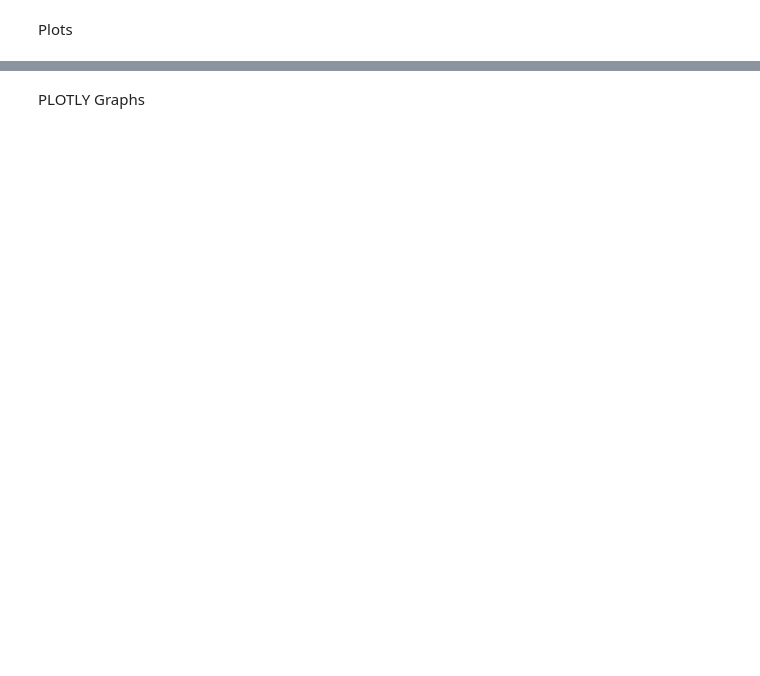
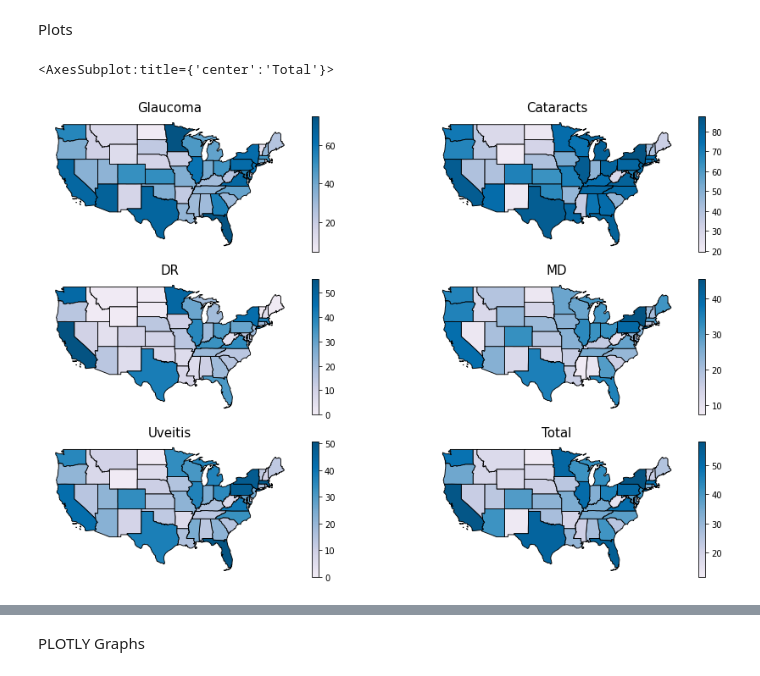
Before and after one commit to Aidan-Gilson/Ophtho_Trends, a Jupyter notebook: providers.ipynb, the cells around one changed output, grey strips where cells are left out. Cells and saved outputs as stored; diff of their text form; code cells hidden in the pictures; blank space fills up the shorter version.

```diff
--- a/providers.ipynb
+++ b/providers.ipynb
@@ -188,3 +302,75 @@ new_cmap = truncate_colormap(cmap, 0.1, 0.9)
 # ax[0].imshow(arr, interpolation='nearest', cmap=cmap)
 # ax[1].imshow(arr, interpolation='nearest', cmap=new_cmap)
 # plt.show()
+# %%
+#GLAUCOMA
+fig, ((ax1, ax2), (ax3, ax4), (ax5, ax6)) = plt.subplots(3, 2, figsize=(15, 10))
+ax1.axis('off')
+ax1.set_title("Glaucoma", fontdict={'fontsize': '15', 'fontweight' : '3'})
+states.plot(column="glaucoma_interest",
+        cmap= new_cmap,
+        linewidth=0.9,
+        ax=ax1,
+        edgecolor='0',
+        legend=True)
+
+
+#CATARACT
+ax2.axis('off')
+ax2.set_title("Cataracts", fontdict={'fontsize': '15', 'fontweight' : '3'})
+states.plot(column="cataract_interest",
+        cmap=new_cmap,
+        linewidth=0.9,
+        ax=ax2,
+        edgecolor='0',
+        legend=True)
+
+
+#DR
+ax3.axis('off')
+ax3.set_title("DR", fontdict={'fontsize': '15', 'fontweight' : '3'})
+states.plot(column="diabetic retinopathy_interest",
+        cmap= new_cmap,
+        linewidth=0.9,
+        ax=ax3,
+        edgecolor='0',
+        legend=True)
+
+
+
+#MD
+ax4.axis('off')
+ax4.set_title("MD", fontdict={'fontsize': '15', 'fontweight' : '3'})
+states.plot(column="macular degeneration_interest",
+        cmap=new_cmap,
+        linewidth=0.9,
+        ax=ax4,
+        edgecolor='0',
+        legend=True)
+
+
+#UVEITIS
+ax5.axis('off')
+ax5.set_title("Uveitis", fontdict={'fontsize': '15', 'fontweight' : '3'})
+states.plot(column="uveitis_interest",
+        cmap= new_cmap,
+        linewidth=0.9,
+        ax=ax5,
+        edgecolor='0',
+        legend=True)
+
+
+
+
+#ALL
+ax6.axis('off')
+ax6.set_title("Total", fontdict={'fontsize': '15', 'fontweight' : '3'})
+states.plot(column="Interest_21",
+        cmap=new_cmap,
+        linewidth=0.9,
+        ax=ax6,
+        edgecolor='0',
+        legend=True)
+# %% [output]
+<AxesSubplot:title={'center':'Total'}>
+[figure, added]
```
Also changed, not shown: parts of 22 cells of this notebook, 11 other files.
